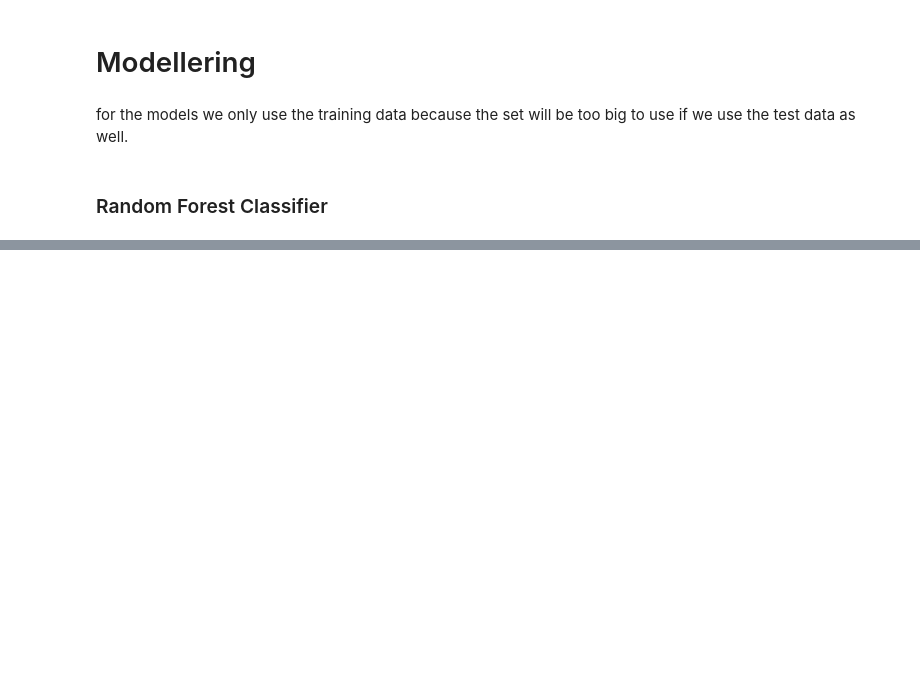
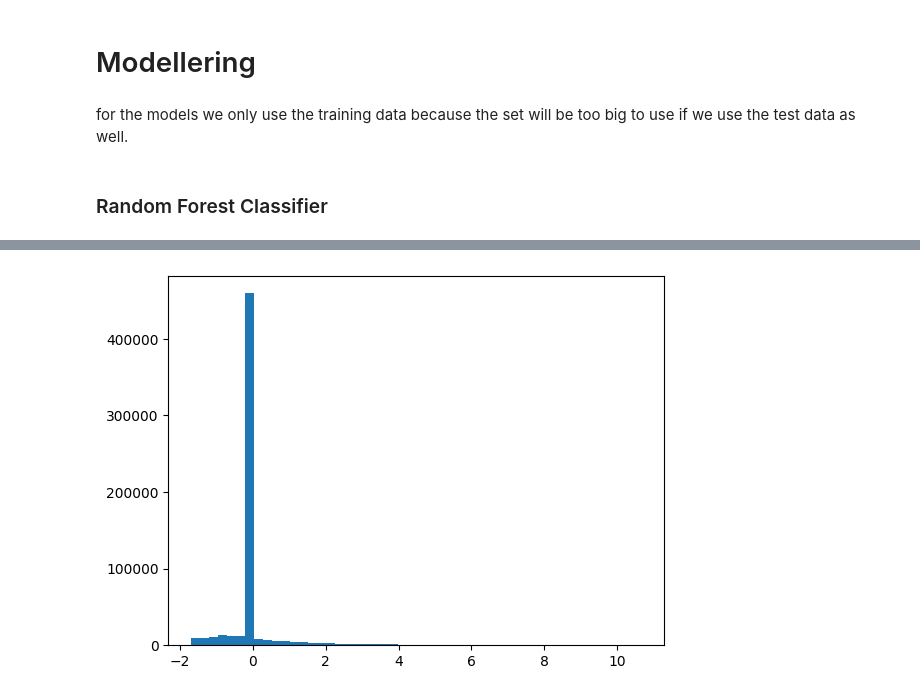
Before and after one commit to JoranVisscher/MachineLearningFraud, a Jupyter notebook: DatasetAnalysis.ipynb, the cells around one changed output, grey strips where cells are left out. Cells and saved outputs as stored; diff of their text form; code cells hidden in the pictures; blank space fills up the shorter version.

```diff
--- a/DatasetAnalysis.ipynb
+++ b/DatasetAnalysis.ipynb
@@ -681,0 +820,5 @@ Next Steps: Focus on improving recall by addressing class imbalance, adjusting t
+# %%
+plt.hist(train_data["id_02"], bins=50)
+plt.show()
+# %% [output]
+[figure, added]
```
Also changed, not shown: parts of 62 cells of this notebook.
